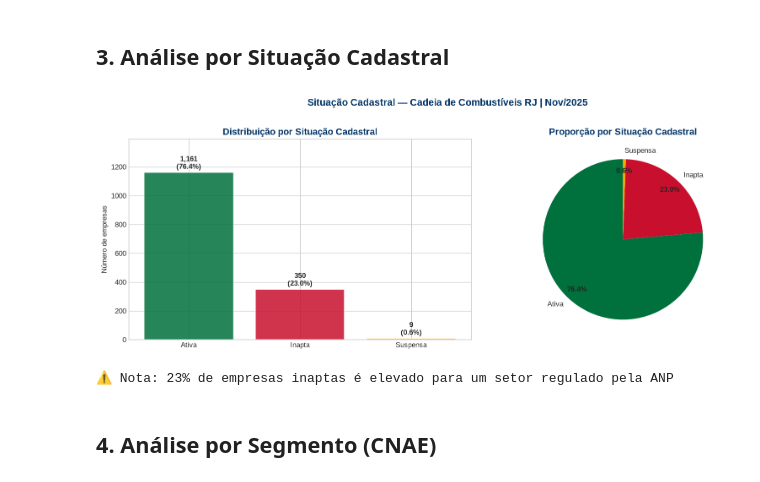
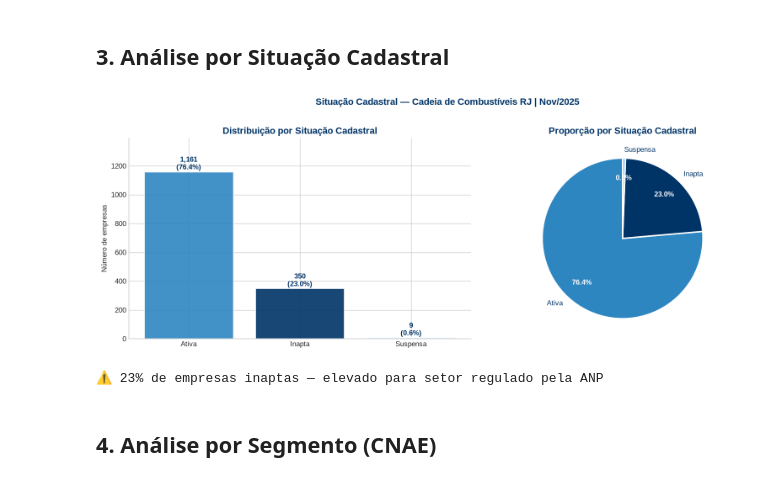
Before and after one commit to ktia-rios/tcc-scoring-risco-icms, a Jupyter notebook: notebooks/01_analise_exploratoria.ipynb, the cells around one changed output. Saved outputs shown, nothing was run; the diff lists cells and outputs as text; code cells hidden in the pictures.

```diff
--- a/notebooks/01_analise_exploratoria.ipynb
+++ b/notebooks/01_analise_exploratoria.ipynb
@@ -137,43 +125,36 @@ print('=' * 50)
 # %%
 fig, axes = plt.subplots(1, 2, figsize=(14, 5))
 
-# Gráfico de barras
-sit_counts = df['situacao_desc'].value_counts()
-cores_sit = [CORES['verde'], CORES['vermelho'], CORES['amarelo']]
-bars = axes[0].bar(sit_counts.index, sit_counts.values,
-                    color=cores_sit, edgecolor='white', alpha=0.85)
-for bar, val in zip(bars, sit_counts.values):
-    axes[0].text(bar.get_x() + bar.get_width()/2,
-                 bar.get_height() + 10,
+sit = df['situacao_desc'].value_counts().reindex(['Ativa','Inapta','Suspensa'])
+cores_sit = [AZUL['claro'], AZUL['escuro'], AZUL['palido']]
+
+bars = axes[0].bar(sit.index, sit.values, color=cores_sit,
+                    edgecolor='white', linewidth=1.5, alpha=0.9)
+for bar, val in zip(bars, sit.values):
+    axes[0].text(bar.get_x()+bar.get_width()/2, bar.get_height()+15,
                  f'{val:,}\n({val/len(df)*100:.1f}%)',
-                 ha='center', va='bottom', fontsize=10, fontweight='bold')
+                 ha='center', fontsize=10, fontweight='bold', color=AZUL['escuro'])
 axes[0].set_title('Distribuição por Situação Cadastral')
 axes[0].set_ylabel('Número de empresas')
-axes[0].set_ylim(0, sit_counts.max() * 1.2)
+axes[0].set_ylim(0, sit.max()*1.2)
 
-# Gráfico de pizza
 wedges, texts, autotexts = axes[1].pie(
-    sit_counts.values,
-    labels=sit_counts.index,
-    colors=cores_sit,
-    autopct='%1.1f%%',
-    startangle=90,
-    pctdistance=0.85
-)
-for text in autotexts:
-    text.set_fontweight('bold')
+    sit.values, labels=sit.index, colors=cores_sit,
+    autopct='%1.1f%%', startangle=90, pctdistance=0.75,
+    wedgeprops={'edgecolor':'white','linewidth':2})
+for t in autotexts: t.set_fontweight('bold'); t.set_color('white')
+for t in texts: t.set_color(AZUL['escuro'])
 axes[1].set_title('Proporção por Situação Cadastral')
 
 plt.suptitle('Situação Cadastral — Cadeia de Combustíveis RJ | Nov/2025',
-             fontsize=14, fontweight='bold', color=CORES['azul'], y=1.02)
+             fontsize=13, fontweight='bold', color=AZUL['escuro'], y=1.02)
 plt.tight_layout()
-plt.savefig('../outputs/graficos/EDA_01_situacao_cadastral.png',
-            dpi=150, bbox_inches='tight')
+plt.savefig(OUT_DIR/'EDA_01_situacao_cadastral.png', dpi=150, bbox_inches='tight', facecolor='white')
 plt.show()
-print('⚠️ Nota: 23% de empresas inaptas é elevado para um setor regulado pela ANP')
+print('⚠️ 23% de empresas inaptas — elevado para setor regulado pela ANP')
 # %% [output]
-[figure, old version]
+[figure, new version]
-⚠️ Nota: 23% de empresas inaptas é elevado para um setor regulado pela ANP
+⚠️ 23% de empresas inaptas — elevado para setor regulado pela ANP
 # %% [markdown]
 ## 4. Análise por Segmento (CNAE)
 # %%
```
Also changed, not shown: parts of 14 cells of this notebook, 20 other files.
